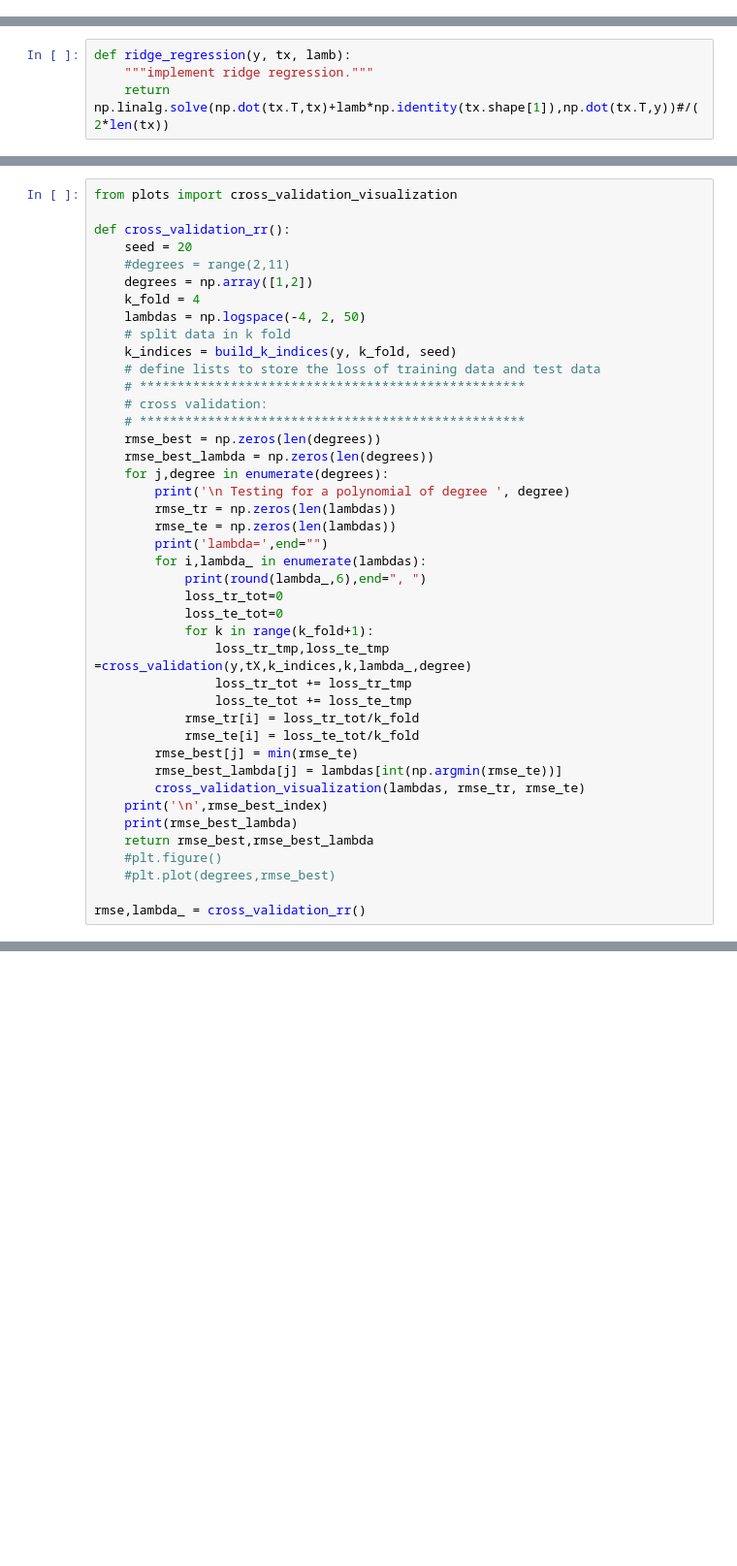
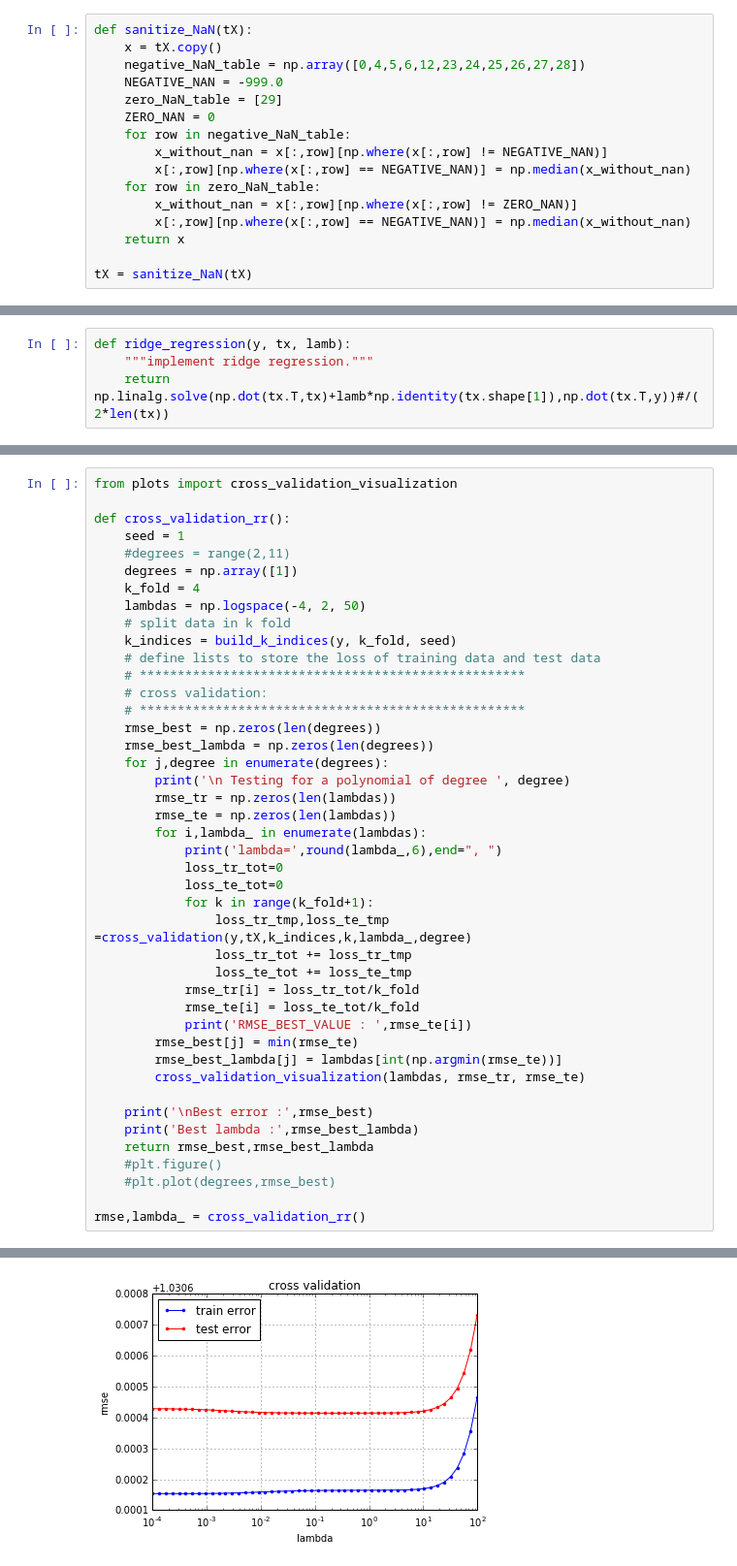
Before and after one commit to nnnsyyy/ML_Project, a Jupyter notebook: scripts/Ridge_Regression.ipynb, the cells around one changed output, grey strips where cells are left out. Shown: that part at 97% size. Saved outputs shown, nothing was run; the diff lists cells and outputs as text; blank space fills up the shorter version.

```diff
--- a/scripts/Ridge_Regression.ipynb
+++ b/scripts/Ridge_Regression.ipynb
@@ -29,0 +25,16 @@ tX.shape
+# %%
+def sanitize_NaN(tX):
+    x = tX.copy()
+    negative_NaN_table = np.array([0,4,5,6,12,23,24,25,26,27,28])
+    NEGATIVE_NAN = -999.0
+    zero_NaN_table = [29]
+    ZERO_NAN = 0
+    for row in negative_NaN_table:
+        x_without_nan = x[:,row][np.where(x[:,row] != NEGATIVE_NAN)]
+        x[:,row][np.where(x[:,row] == NEGATIVE_NAN)] = np.median(x_without_nan)
+    for row in zero_NaN_table:
+        x_without_nan = x[:,row][np.where(x[:,row] != ZERO_NAN)]
+        x[:,row][np.where(x[:,row] == NEGATIVE_NAN)] = np.median(x_without_nan)
+    return x
+
+tX = sanitize_NaN(tX)
@@ -148,9 +172,9 @@ weights_arr, errors = run_ridge_regression(y, tX)
 from plots import cross_validation_visualization
 
 def cross_validation_rr():
-    seed = 20
+    seed = 1
     #degrees = range(2,11)
-    degrees = np.array([1,2])
+    degrees = np.array([1])
     k_fold = 4
     lambdas = np.logspace(-4, 2, 50)
     # split data in k fold
@@ -165,9 +189,8 @@ def cross_validation_rr():
         print('\n Testing for a polynomial of degree ', degree)
         rmse_tr = np.zeros(len(lambdas))
         rmse_te = np.zeros(len(lambdas))
-        print('lambda=',end="")
         for i,lambda_ in enumerate(lambdas):
-            print(round(lambda_,6),end=", ")
+            print('lambda=',round(lambda_,6),end=", ")
             loss_tr_tot=0
             loss_te_tot=0
             for k in range(k_fold+1):
@@ -176,11 +199,13 @@ def cross_validation_rr():
                 loss_te_tot += loss_te_tmp
             rmse_tr[i] = loss_tr_tot/k_fold
             rmse_te[i] = loss_te_tot/k_fold
+            print('RMSE_BEST_VALUE : ',rmse_te[i])
         rmse_best[j] = min(rmse_te)
         rmse_best_lambda[j] = lambdas[int(np.argmin(rmse_te))]
         cross_validation_visualization(lambdas, rmse_tr, rmse_te)
-    print('\n',rmse_best_index)
-    print(rmse_best_lambda)
+
+    print('\nBest error :',rmse_best)
+    print('Best lambda :',rmse_best_lambda)
     return rmse_best,rmse_best_lambda
     #plt.figure()
     #plt.plot(degrees,rmse_best)
@@ -193,0 +219 @@ lambda=0.0001, 0.000133, 0.000176, 0.000233, 0.000309, 0.000409, 0.000543, 0.000
+[figure, added]
```
Also changed, not shown: parts of 9 cells of this notebook, 1 other file.
